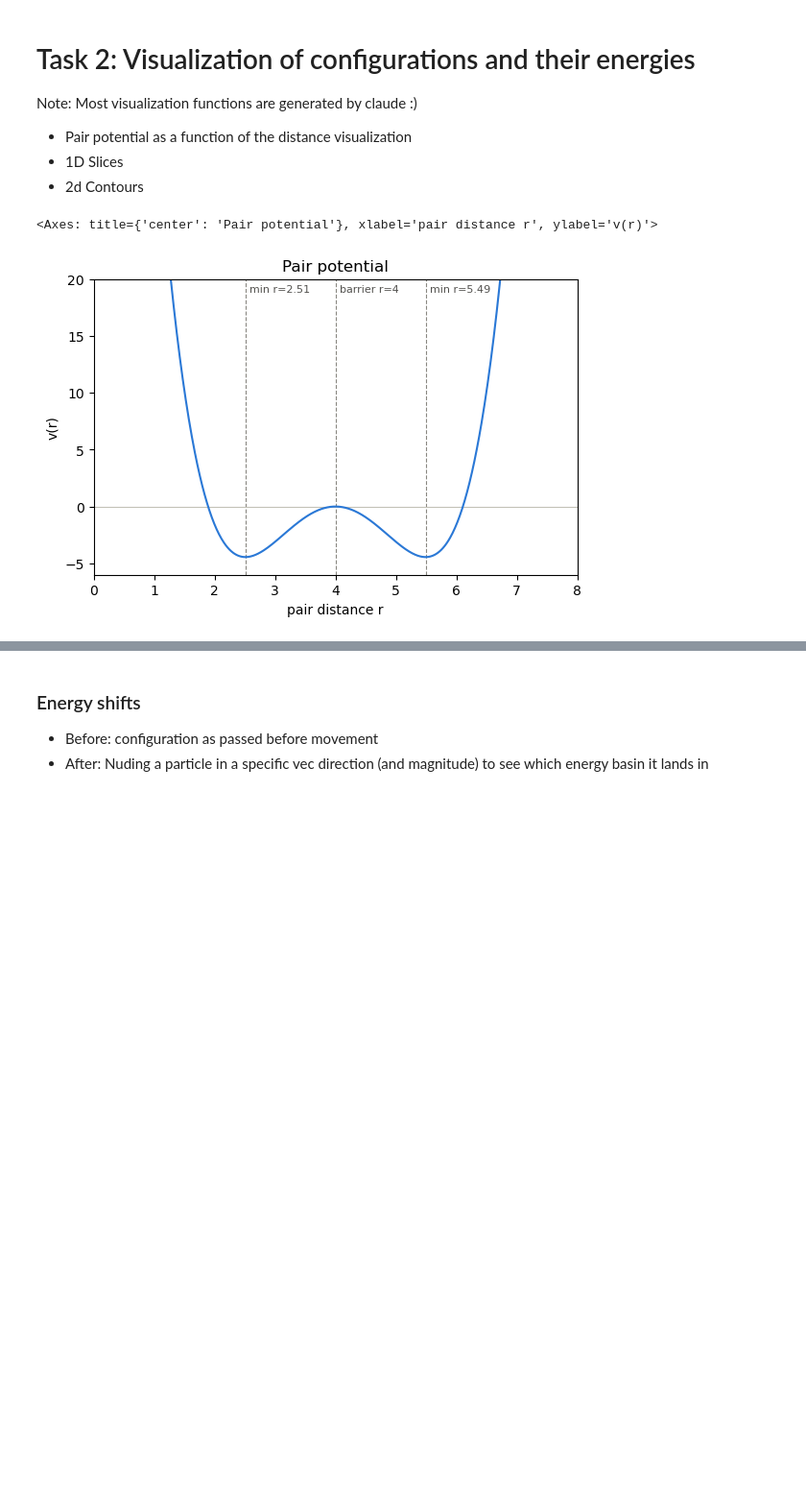
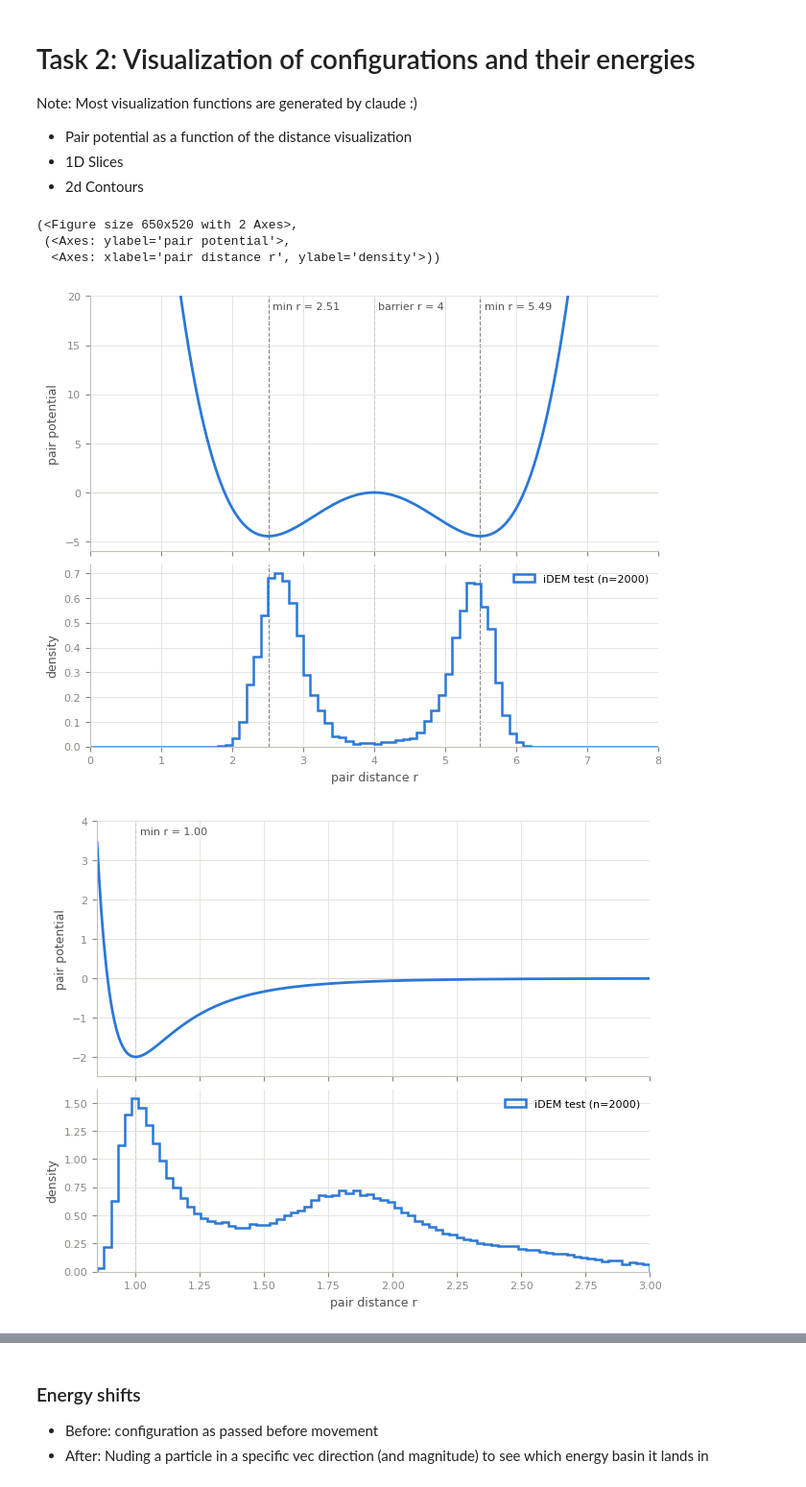
Before and after one commit to AwsamAgbarya/AdjointSampling, a Jupyter notebook: testing.ipynb, the cells around one changed output, grey strips where cells are left out. Shown at 96% size. Saved outputs shown, nothing was run; the diff lists cells and outputs as text; code cells hidden in the pictures; blank space fills up the shorter version.

```diff
--- a/testing.ipynb
+++ b/testing.ipynb
@@ -16,18 +25,20 @@ from importlib import reload
 # %%
-# DEFAULT PARAMETERS
-A = 0
+from energy import EnergyWrapper, DW_energy, DW_pair_potential, LJ_energy, LJ_pair_potential
+import numpy as np, torch, matplotlib.pyplot as plt
+import visualizations as rl
+reload(rl)
+import visualizations as V
 B = -4
 C = 0.9
 D_0 = 4
 R_SHORT = D_0 - np.sqrt(-B / (2 * C))
 R_LONG = D_0 + np.sqrt(-B / (2 * C))
 
-def DW_energy(x, temp=1):
-    "Make sure the shape is batched: (Bx4x2)"
-    d = torch.cdist(x, x)
-    i, j = torch.triu_indices(4, 4, offset=1)
-    return DW_pair_potential(d[:, i, j]).sum(-1) / temp
+V.set_style()
+DW4, LJ13 = V.dw4_system(), V.lj13_system()
 
-def DW_pair_potential(s, a=A, b=B, c=C, d_0=D_0):
-    s = s - d_0
-    return a * s + b * s**2 + c * s**4
+X_dw = np.load("test_split_DW4.npy").reshape(-1, 4, 2)
+X_lj = np.load("test_split_LJ13-1000.npy").reshape(-1, 13, 3)
+
+mins_dw, E_dw, basin_dw = V.distinct_minima(DW4, X_dw)
+mins_lj, E_lj, basin_lj = V.distinct_minima(LJ13, X_lj)
@@ -103,12 +49,11 @@ Note: Most visualization functions are generated by claude :)
 - 1D Slices
 - 2d Contours
 # %%
-import visualizations as rl
-reload(rl)
-from visualizations import plot_pair_potential
-
-fig, ax = plt.subplots(figsize=(6.5, 4))
-plot_pair_potential(DW_pair_potential, R_SHORT, R_LONG, D_0, ax)
+V.plot_pair_overview(DW4, {"iDEM test": X_dw[:2000]})
+V.plot_pair_overview(LJ13, {"iDEM test": X_lj[:2000]})
 # %% [output]
-<Axes: title={'center': 'Pair potential'}, xlabel='pair distance r', ylabel='v(r)'>
+(<Figure size 650x520 with 2 Axes>,
+ (<Axes: ylabel='pair potential'>,
+  <Axes: xlabel='pair distance r', ylabel='density'>))
-[figure, old version]
+[figure, new version]
+[figure, added]
```
Also changed, not shown: parts of 20 cells of this notebook, 4 other files.
